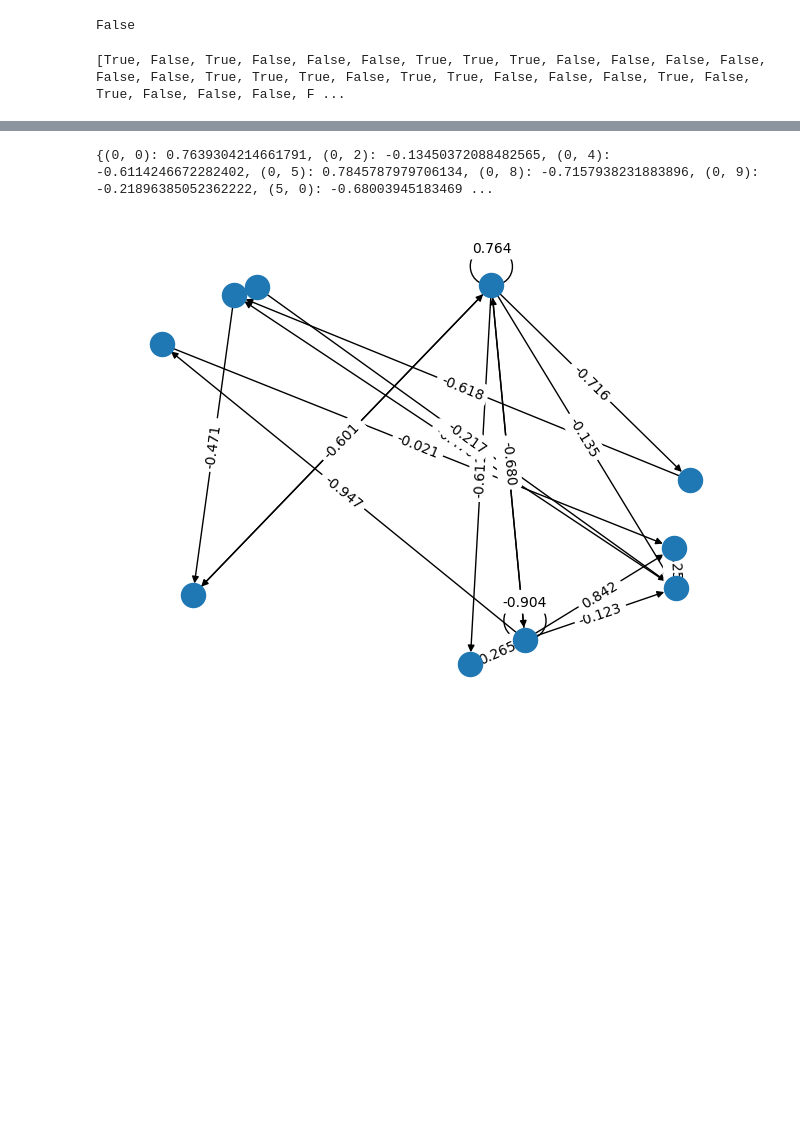
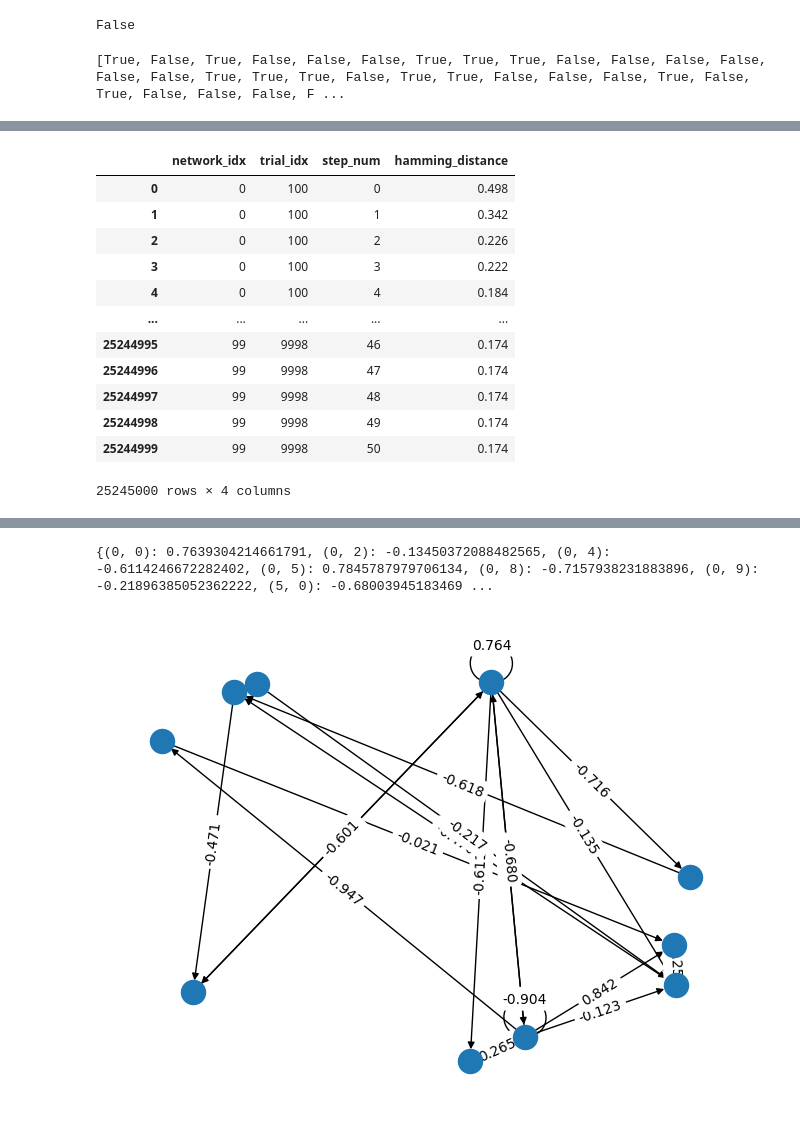
Before and after one commit to davidb2/boolean-threshold-network, a Jupyter notebook: notebooks/protobuf-check.ipynb, the cells around one changed output, grey strips where cells are left out. Drawn from its saved outputs; the diff is of its cells as text; code cells hidden in the pictures; blank space fills up the shorter version.

```diff
--- a/notebooks/protobuf-check.ipynb
+++ b/notebooks/protobuf-check.ipynb
@@ -65,6 +86,22 @@ for network_idx in range(experiment.experiment_config.num_networks):
         })
 
 hamming_distance_df = pd.DataFrame(hamming_distance_data)
+# %%
+hamming_distance_df
+# %% [output]
+|  | network_idx | trial_idx | step_num | hamming_distance |
+| 0 | 0 | 100 | 0 | 0.498 |
+| 1 | 0 | 100 | 1 | 0.342 |
+| 2 | 0 | 100 | 2 | 0.226 |
+| 3 | 0 | 100 | 3 | 0.222 |
+| 4 | 0 | 100 | 4 | 0.184 |
+| ... | ... | ... | ... | ... |
+| 25244995 | 99 | 9998 | 46 | 0.174 |
+| 25244996 | 99 | 9998 | 47 | 0.174 |
+| 25244997 | 99 | 9998 | 48 | 0.174 |
+| 25244998 | 99 | 9998 | 49 | 0.174 |
+| 25244999 | 99 | 9998 | 50 | 0.174 |
+25245000 rows × 4 columns
 # %%
 import seaborn as sns
 sns.lineplot(
```
Also changed, not shown: parts of 5 cells of this notebook, 3 other files.
